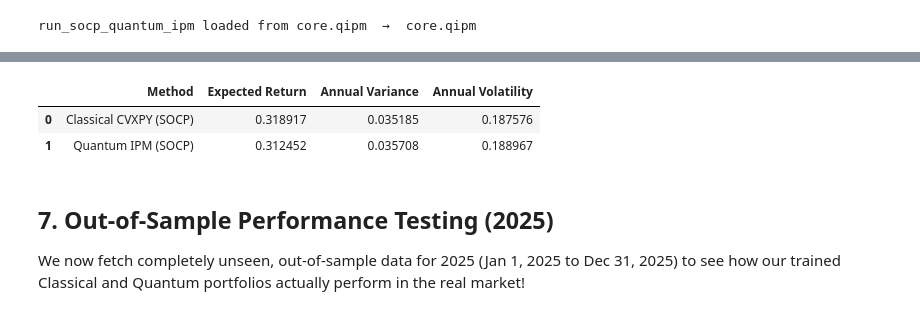
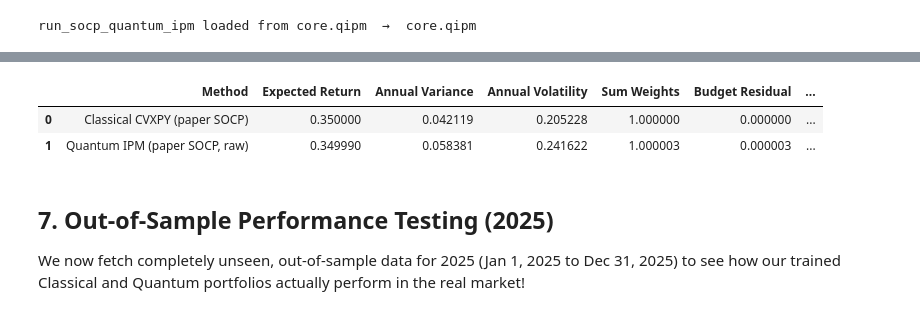
Before and after one commit to Nadav138/QApp, a Jupyter notebook: research/quantum_ipm_research.ipynb, the cells around one changed output, grey strips where cells are left out. Saved outputs shown, nothing was run; the diff lists cells and outputs as text; code cells hidden in the pictures.

```diff
--- a/research/quantum_ipm_research.ipynb
+++ b/research/quantum_ipm_research.ipynb
@@ -72,8 +72,8 @@ The objective is to minimize the portfolio variance $w^T \Sigma w$ subject to li
 # %%
 CONFIG = {
     # Data controls
-    # "tickers": ["AAPL", "MSFT", "NVDA", "AMZN"],
-    "tickers": ["AAPL", "MSFT", "NVDA", "AMZN", "META", "GOOGL", "TSLA"], # Uncomment for full run
+    # "tickers": ["AAPL", "INTC", "NVDA", "AMZN"],
+    "tickers": ["AAPL", "INTC", "NVDA", "AMZN", "META", "GOOGL", "TSLA"], # Uncomment for full run
 
     "start_date": "2024-01-01",
     "end_date": "2024-12-31",
@@ -81,15 +81,15 @@ CONFIG = {
 
     # Constraint controls
     "total_allocation": 1.0,          # budget: sum(w)=1.0
-    "max_weight": 0.30,               # diversification cap
+    "max_weight": 0.30,               # diversification cap via non-negative slack
     "default_min_weight": 0.0,        # long-only lower bound
-    "target_return": 0.20,            # annualized expected return target
+    "target_return": 0.35,            # paper formulation: mu^T w = target_return; must be inside feasible cap range
 
     # Optional additional bounds per asset
     # Example: {"AAPL": (0.05, 0.20)} forces AAPL to be between 5% and 20%
     "custom_bounds": {},
 
-    # Example: [({"AAPL": 1.0, "MSFT": 1.0}, 0.40)] forces AAPL + MSFT <= 40%
+    # Example: [({"AAPL": 1.0, "INTC": 1.0}, 0.40)] forces AAPL + INTC <= 40%
     "extra_inequalities": [],
 
     # Numerical controls
@@ -102,9 +102,11 @@ CONFIG = {
     "sweep_max_weights": [0.20, 0.25, 0.30, 0.35],
 
     # Advanced Quantum Solver Controls
-    "quantum_ipm_use_adaptive_step": True, # If True, dynamically calculate max step size
-    "quantum_ipm_alpha": 0.8,         # Step size for IPM loop (0.1 = slow/safe, 0.9 = fast/risky)
-    "quantum_hhl_n_clk": 8,           # Clock qubits for Phase Estimation precision
+    "quantum_ipm_step_rule": "paper", # "paper" = alpha=1 short-step; "adaptive" is a practical safeguard
+    "quantum_ipm_use_adaptive_step": False, # Backward-compatible flag; ignored when step_rule is set explicitly
+    "quantum_ipm_alpha": 0.8,         # Step size for step_rule="fixed"
+    "quantum_ipm_residual_tol": 1e-5,
+    "quantum_qipm_n_clk": 8,          # QIPM Newton HHL: QPE clock qubits (low-level n_clk)
     "quantum_hhl_pad_eig": 0.1,       # Matrix padding eigenvalue to avoid div-by-zero in HHL
 }
 
@@ -285,6 +315,7 @@ if cls_ok:
         total_allocation   = CONFIG["total_allocation"],
         extra_inequalities = CONFIG["extra_inequalities"],
         assets             = assets,
+        return_relation    = "eq",
     )
     display(report)
 else:
@@ -415,21 +558,27 @@ Annual volatility: 0.1890
 # %%
 # Recompute Summary Table — Classical CVXPY SOCP vs Quantum SOCP
 if cls_ok:
     ret_star = float(w_star @ mu_vec)
-    var_star  = float(w_star @ cov @ w_star)
-    std_star  = float(np.sqrt(var_star))
+    var_star = float(w_star @ cov @ w_star)
+    std_star = float(np.sqrt(var_star))
 
 summary_data = {
-    "Method":           ["Classical CVXPY (SOCP)", "Quantum IPM (SOCP)"],
-    "Expected Return":  [ret_star  if cls_ok else float("nan"), ipm_ret],
-    "Annual Variance":  [var_star  if cls_ok else float("nan"), ipm_var],
-    "Annual Volatility":[std_star  if cls_ok else float("nan"), float(np.sqrt(ipm_var))],
+    "Method":            ["Classical CVXPY (paper SOCP)", "Quantum IPM (paper SOCP, raw)"],
+    "Expected Return":   [ret_star if cls_ok else float("nan"), ipm_ret],
+    "Annual Variance":   [var_star if cls_ok else float("nan"), ipm_var],
+    "Annual Volatility": [std_star if cls_ok else float("nan"), float(np.sqrt(ipm_var))],
+    "Sum Weights":       [float(np.sum(w_star)) if cls_ok else float("nan"), qipm_diagnostics["sum_w"]],
+    "Budget Residual":   [float(np.sum(w_star) - 1.0) if cls_ok else float("nan"), qipm_diagnostics["budget_eq"]],
+    "Return Residual":   [float(w_star @ mu_vec - target_return) if cls_ok else float("nan"), qipm_diagnostics["return_eq"]],
+    "Primal Residual":   [0.0 if cls_ok else float("nan"), qipm_diagnostics["primal_resid_inf"]],
+    "Dual Residual":     [0.0 if cls_ok else float("nan"), qipm_diagnostics["dual_resid_inf"]],
+    "Status":            [cls_status if cls_ok else "failed", qipm_result["status"]],
 }
 display(pd.DataFrame(summary_data))
 # %% [output]
-|  | Method | Expected Return | Annual Variance | Annual Volatility |
-| 0 | Classical CVXPY (SOCP) | 0.318917 | 0.035185 | 0.187576 |
-| 1 | Quantum IPM (SOCP) | 0.312452 | 0.035708 | 0.188967 |
+|  | Method | Expected Return | Annual Variance | Annual Volatility | Sum Weights | Budget Residual | ... |
+| 0 | Classical CVXPY (paper SOCP) | 0.350000 | 0.042119 | 0.205228 | 1.000000 | 0.000000 | ... |
+| 1 | Quantum IPM (paper SOCP, raw) | 0.349990 | 0.058381 | 0.241622 | 1.000003 | 0.000003 | ... |
 # %% [markdown]
 ## 7. Out-of-Sample Performance Testing (2025)
 
```
Also changed, not shown: parts of 20 cells of this notebook, 3 other files.
